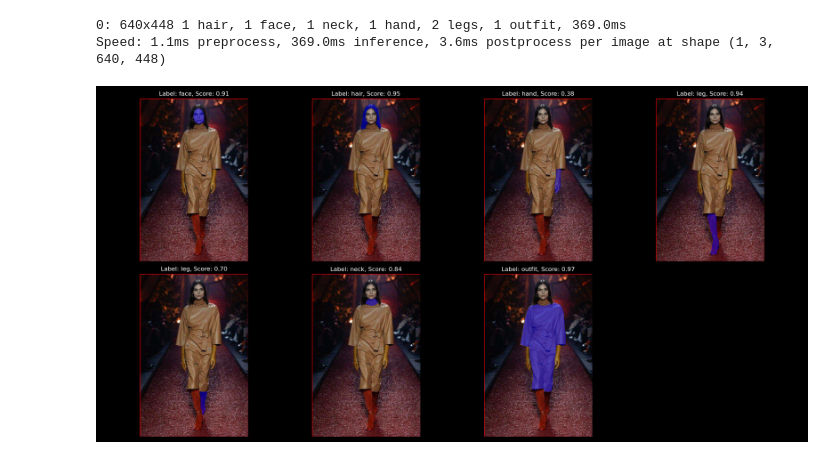
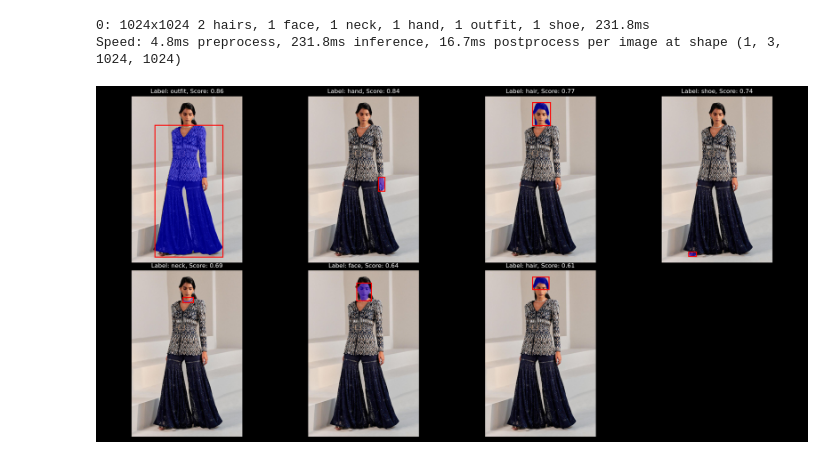
Before and after one commit to MnLgt/YOLO-Human-Parse, a Jupyter notebook: example.ipynb, the cells around one changed output. Drawn from its saved outputs; the diff is of its cells as text; code cells hidden in the pictures.

Commit message:
"updated yolo model"

```diff
--- a/example.ipynb
+++ b/example.ipynb
@@ -1,22 +0,0 @@
-# %%
-import os
-from ultralytics import YOLO
-from app import perform_segmentation
-import numpy as np
-from PIL import Image
-import random
-
-example_images = [
-    os.path.join("sample_images", f)
-    for f in os.listdir("sample_images")
-    if f.endswith((".png", ".jpg", ".jpeg"))
-]
-
-image = random.choice(example_images)
-image = Image.open(image).convert('RGB')
-bm = perform_segmentation(image)
-bm
-# %% [output]
-0: 640x448 1 hair, 1 face, 1 neck, 1 hand, 2 legs, 1 outfit, 369.0ms
-Speed: 1.1ms preprocess, 369.0ms inference, 3.6ms postprocess per image at shape (1, 3, 640, 448)
-[figure, removed]
@@ -22,0 +14,23 @@ Speed: 1.1ms preprocess, 369.0ms inference, 3.6ms postprocess per image at shape
+# %%
+model_id = "weights/yolo-human-parse-v2.pt"
+model = YOLO(model_id, task='segment')
+# %%
+example_images = [
+    os.path.join("sample_images", f)
+    for f in os.listdir("sample_images")
+    if f.endswith((".png", ".jpg", ".jpeg"))
+]
+
+image = example_images[4]
+
+image = load_resize_image(image, 1024)
+imgsz = max(image.size)
+
+result = model(image, imgsz=imgsz, retina_masks=True)
+r = YOLOResults(image, result)
+plot = r.visualize(return_image=True)
+plot
+# %% [output]
+0: 1024x1024 2 hairs, 1 face, 1 neck, 1 hand, 1 outfit, 1 shoe, 231.8ms
+Speed: 4.8ms preprocess, 231.8ms inference, 16.7ms postprocess per image at shape (1, 3, 1024, 1024)
+[figure, added]
```
Also changed, not shown: parts of 1 cell of this notebook, 6 other files.
